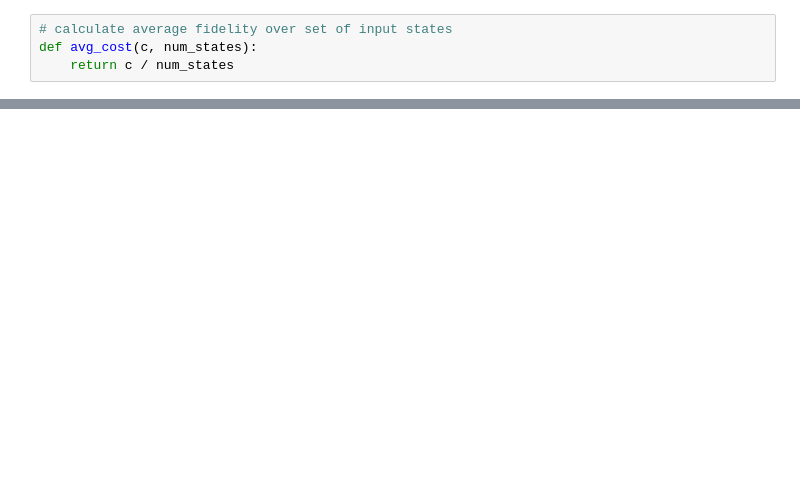
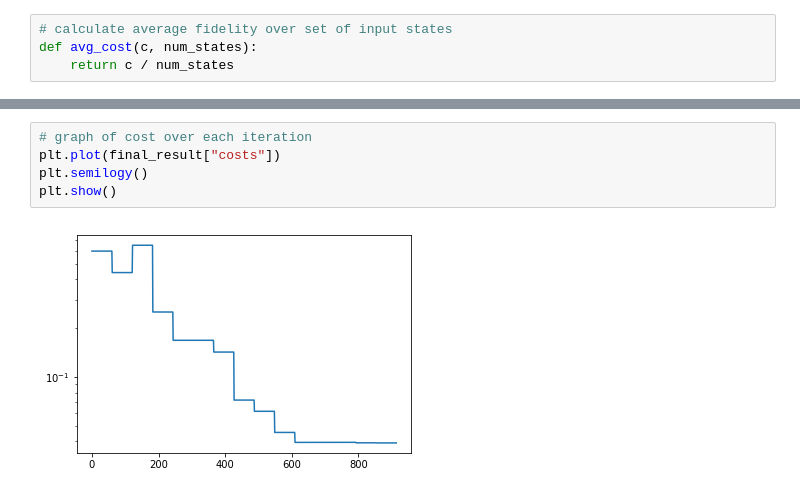
Before and after one commit to jamesbaskerville/PBLT-Quantum-Autoencoder, a Jupyter notebook: PBLT_v1.ipynb, the cells around one changed output, grey strips where cells are left out. Drawn from its saved outputs; the diff is of its cells as text; blank space fills up the shorter version.

```diff
--- a/PBLT_v1.ipynb
+++ b/PBLT_v1.ipynb
@@ -709,0 +763,7 @@ round 4
+# %%
+# graph of cost over each iteration
+plt.plot(final_result["costs"])
+plt.semilogy()
+plt.show()
+# %% [output]
+[figure, added]
```
Also changed, not shown: parts of 11 cells of this notebook.
